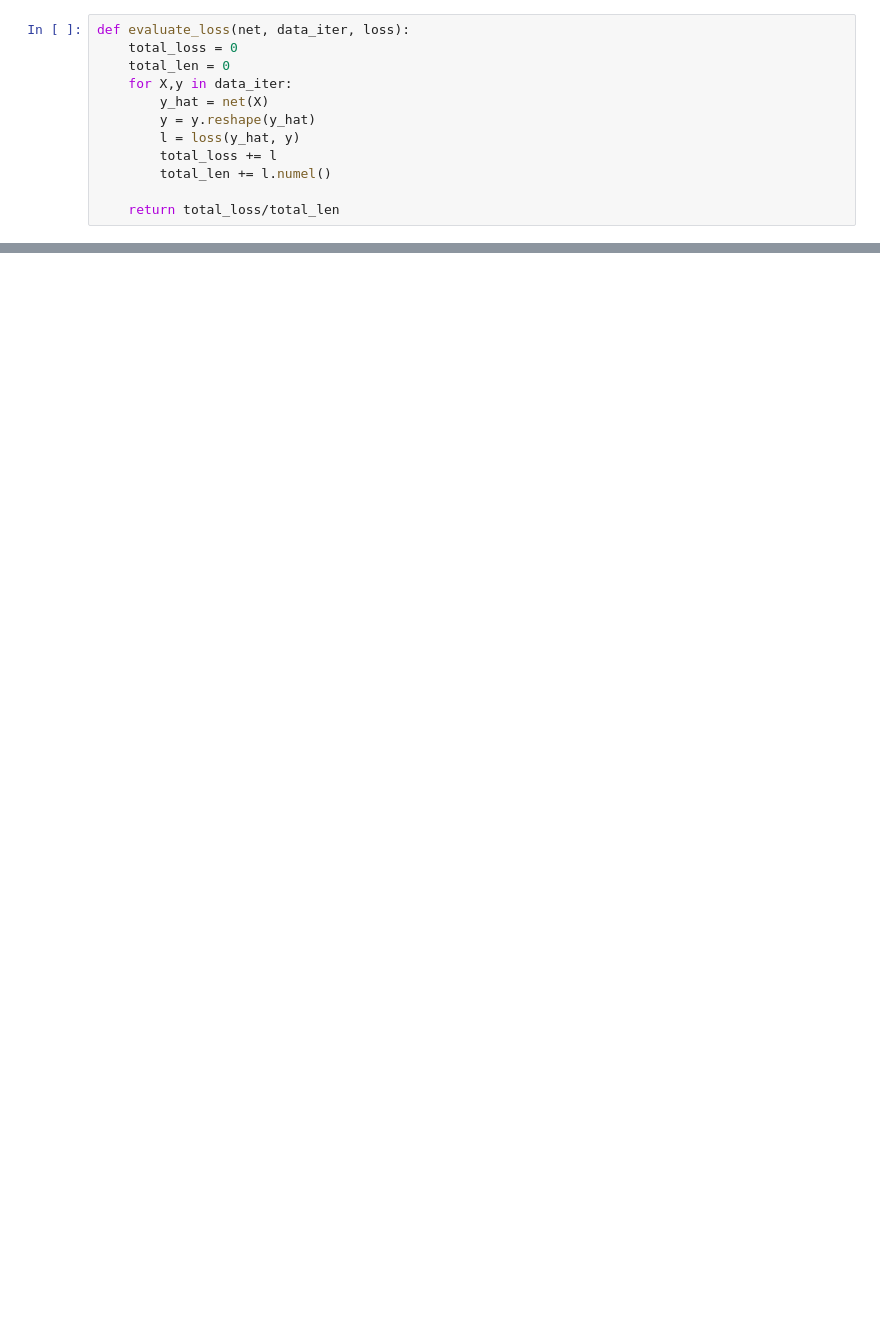
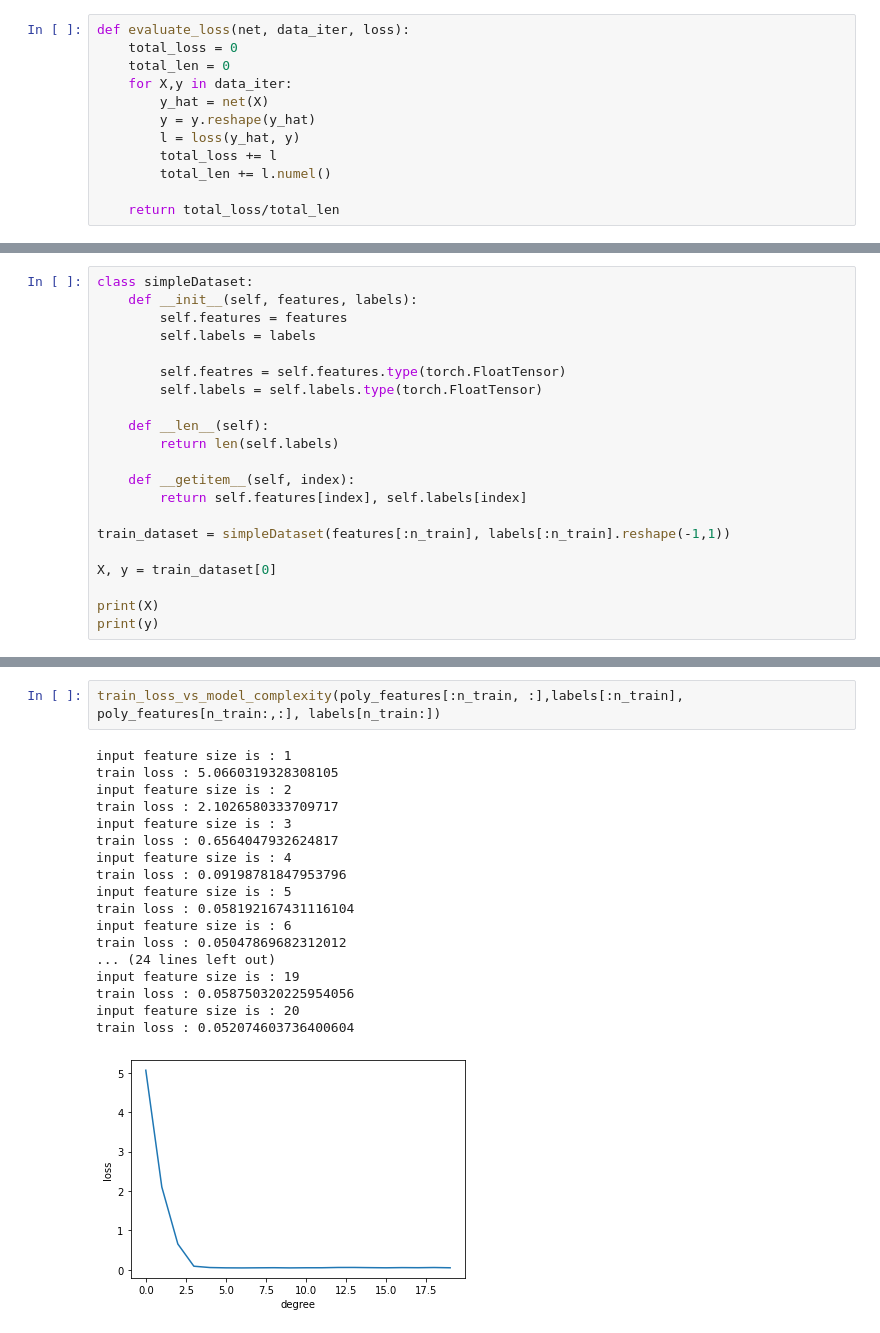
Before and after one commit to fanbyprinciple/d2l-fanbyprinciple, a Jupyter notebook: ch4_multilayer_perceptron/ch4.4 Polynomial Regression.ipynb, the cells around one changed output, grey strips where cells are left out. Cells and saved outputs as stored; diff of their text form; blank space fills up the shorter version.

```diff
--- a/ch4_multilayer_perceptron/ch4.4 Polynomial Regression.ipynb
+++ b/ch4_multilayer_perceptron/ch4.4 Polynomial Regression.ipynb
@@ -121,0 +82,21 @@ def evaluate_loss(net, data_iter, loss, text):
+# %%
+class simpleDataset:
+    def __init__(self, features, labels):
+        self.features = features
+        self.labels = labels
+
+        self.featres = self.features.type(torch.FloatTensor)
+        self.labels = self.labels.type(torch.FloatTensor)
+
+    def __len__(self):
+        return len(self.labels)
+
+    def __getitem__(self, index):
+        return self.features[index], self.labels[index]
+
+train_dataset = simpleDataset(features[:n_train], labels[:n_train].reshape(-1,1))
+
+X, y = train_dataset[0]
+
+print(X)
+print(y)
@@ -177,0 +257,21 @@ RuntimeError: 1D target tensor expected, multi-target not supported
+# %%
+train_loss_vs_model_complexity(poly_features[:n_train, :],labels[:n_train], poly_features[n_train:,:], labels[n_train:])
+# %% [output]
+input feature size is : 1
+train loss : 5.0660319328308105
+input feature size is : 2
+train loss : 2.1026580333709717
+input feature size is : 3
+train loss : 0.6564047932624817
+input feature size is : 4
+train loss : 0.09198781847953796
+input feature size is : 5
+train loss : 0.058192167431116104
+input feature size is : 6
+train loss : 0.05047869682312012
+... (24 lines left out)
+input feature size is : 19
+train loss : 0.058750320225954056
+input feature size is : 20
+train loss : 0.052074603736400604
+[figure, added]
```
Also changed, not shown: parts of 18 cells of this notebook, 6 other files.
